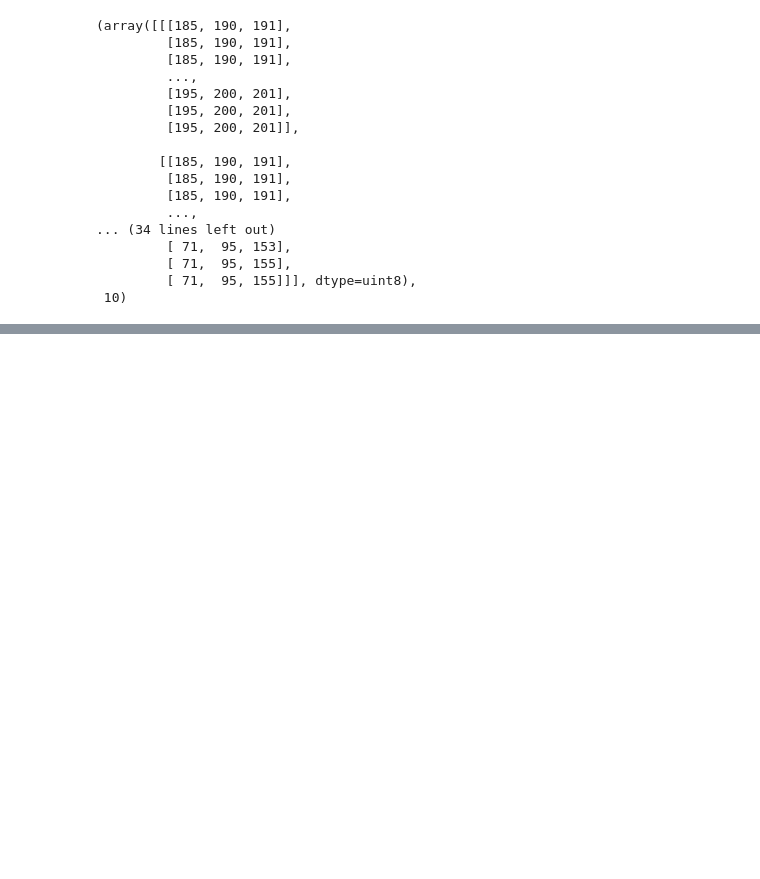
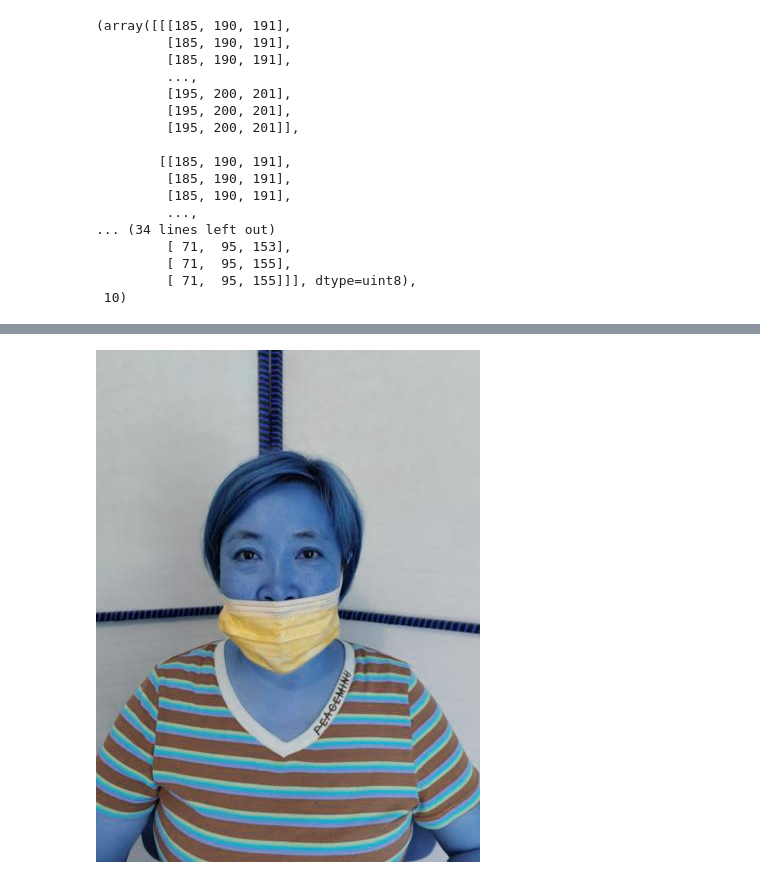
Before and after one commit to boostcampaitech3/level1-image-classification-level1-recsys-11, a Jupyter notebook: Dataset/02_Dataset_gyeongtae.ipynb, the cells around one changed output, grey strips where cells are left out. Cells and saved outputs as stored; diff of their text form; code cells hidden in the pictures; blank space fills up the shorter version.

```diff
--- a/Dataset/02_Dataset_gyeongtae.ipynb
+++ b/Dataset/02_Dataset_gyeongtae.ipynb
@@ -132,0 +152,7 @@ next(iter(my_data))
+# %%
+my_data = MyDataset(data_directory, mode='train', transforms=None, resize=None)
+exampe_image = next(iter(my_data))[0]
+# %%
+transforms.ToPILImage()(exampe_image)
+# %% [output]
+[figure, added]
```
Also changed, not shown: parts of 6 cells of this notebook.
